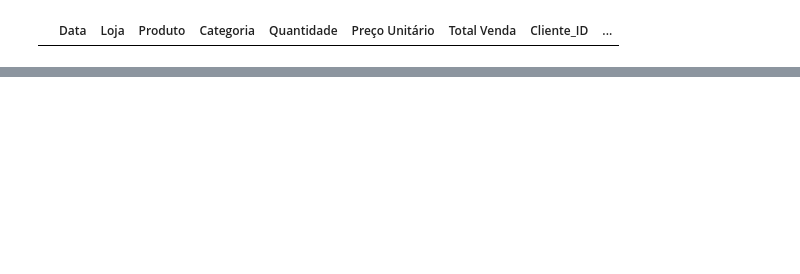
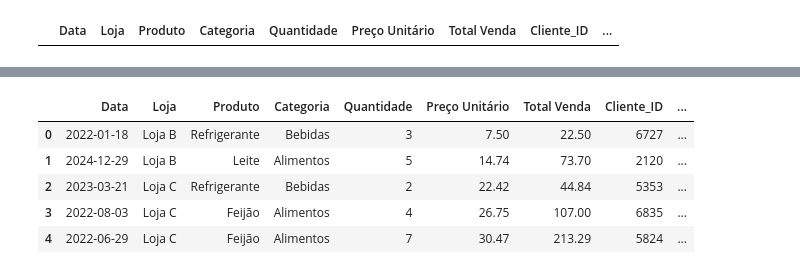
Before and after one commit to jailtonmonteiro/Supermercado, a Jupyter notebook: notebook/tratamento.ipynb, the cells around one changed output, grey strips where cells are left out. Saved outputs shown, nothing was run; the diff lists cells and outputs as text; code cells hidden in the pictures; blank space fills up the shorter version.

```diff
--- a/notebook/tratamento.ipynb
+++ b/notebook/tratamento.ipynb
@@ -280,0 +311,3 @@ dados.loc[dados['Total Venda'] != (dados['Preço Unitário'] * dados['Quantidade
+# %%
+# Preenchimento de valores nulos por valor padrão
+dados['Forma_Pagamento'] = dados['Forma_Pagamento'].fillna('Não informado')
@@ -280,0 +334,9 @@ dados.loc[dados['Total Venda'] != (dados['Preço Unitário'] * dados['Quantidade
+# %%
+dados.head()
+# %% [output]
+|  | Data | Loja | Produto | Categoria | Quantidade | Preço Unitário | Total Venda | Cliente_ID | ... |
+| 0 | 2022-01-18 | Loja B | Refrigerante | Bebidas | 3 | 7.50 | 22.50 | 6727 | ... |
+| 1 | 2024-12-29 | Loja B | Leite | Alimentos | 5 | 14.74 | 73.70 | 2120 | ... |
+| 2 | 2023-03-21 | Loja C | Refrigerante | Bebidas | 2 | 22.42 | 44.84 | 5353 | ... |
+| 3 | 2022-08-03 | Loja C | Feijão | Alimentos | 4 | 26.75 | 107.00 | 6835 | ... |
+| 4 | 2022-06-29 | Loja C | Feijão | Alimentos | 7 | 30.47 | 213.29 | 5824 | ... |
```
Also changed, not shown: parts of 25 cells of this notebook, 1 other file.
